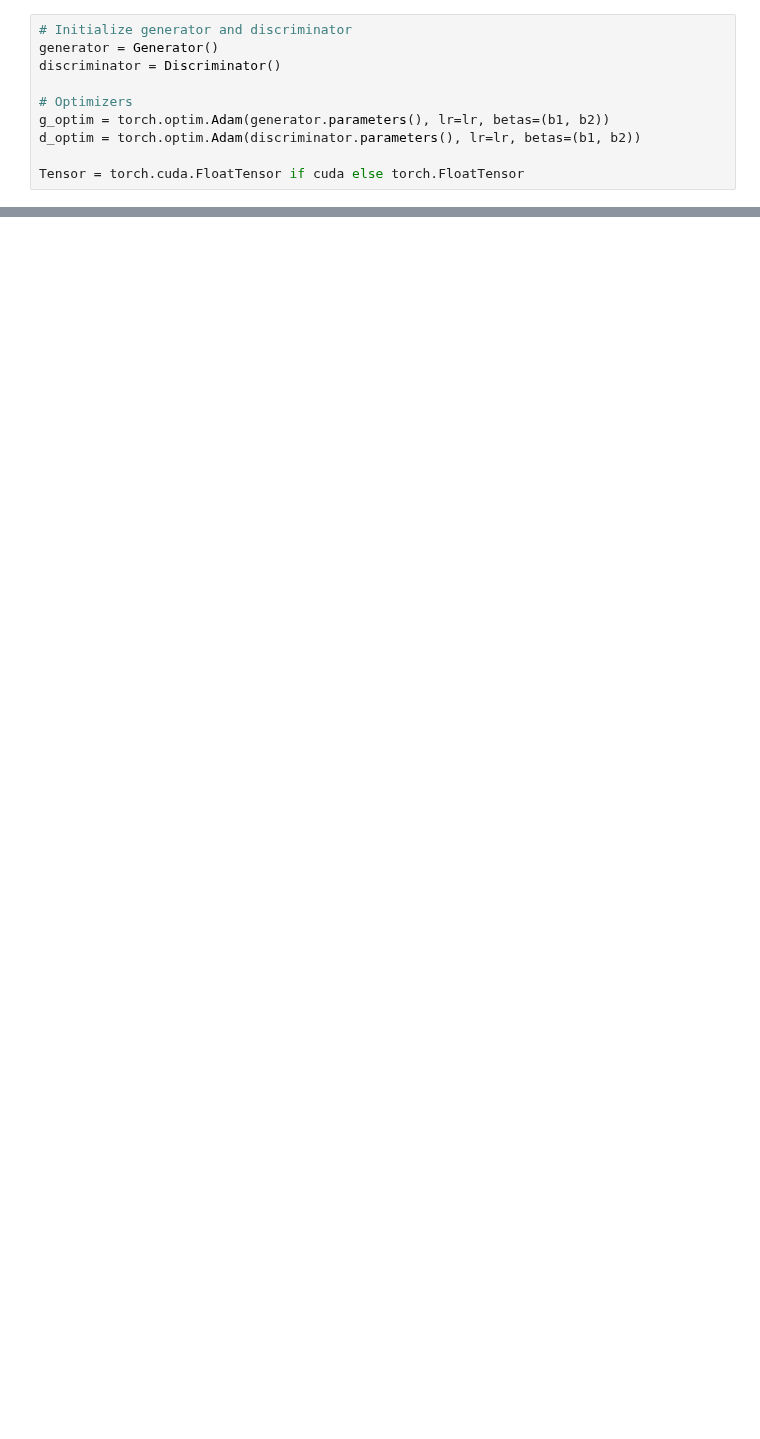
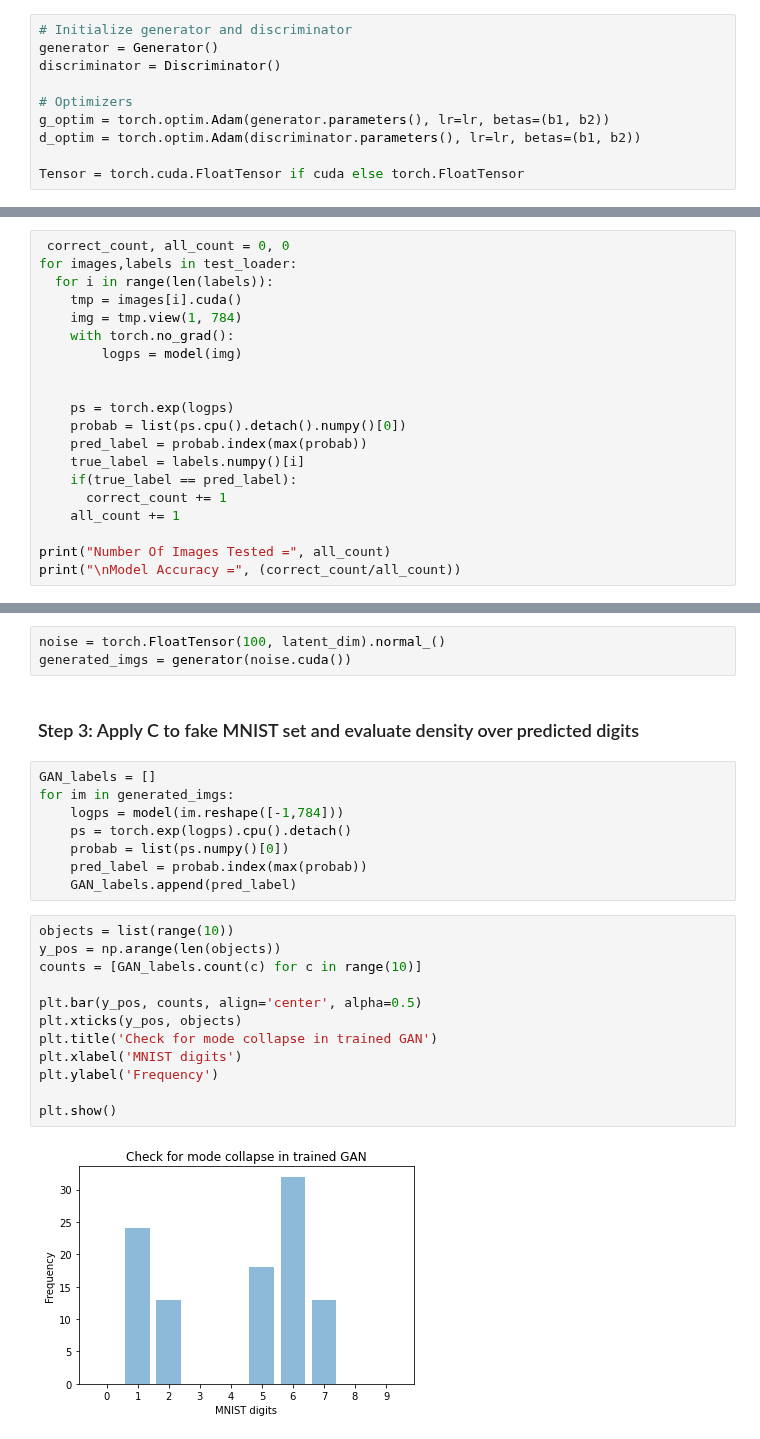
Before and after one commit to pwl482/patrec_2020, a Jupyter notebook: Assignment_12/GAN.ipynb, the cells around one changed output, grey strips where cells are left out. Cells and saved outputs as stored; diff of their text form; blank space fills up the shorter version.

```diff
--- a/Assignment_12/GAN.ipynb
+++ b/Assignment_12/GAN.ipynb
@@ -229,0 +307,20 @@ plt.show()
+# %%
+ correct_count, all_count = 0, 0
+for images,labels in test_loader:
+  for i in range(len(labels)):
+    tmp = images[i].cuda()
+    img = tmp.view(1, 784)
+    with torch.no_grad():
+        logps = model(img)
+
+
+    ps = torch.exp(logps)
+    probab = list(ps.cpu().detach().numpy()[0])
+    pred_label = probab.index(max(probab))
+    true_label = labels.numpy()[i]
+    if(true_label == pred_label):
+      correct_count += 1
+    all_count += 1
+
+print("Number Of Images Tested =", all_count)
+print("\nModel Accuracy =", (correct_count/all_count))
@@ -229,0 +333,27 @@ plt.show()
+# %%
+noise = torch.FloatTensor(100, latent_dim).normal_()
+generated_imgs = generator(noise.cuda())
+# %% [markdown]
+### Step 3: Apply C to fake MNIST set and evaluate density over predicted digits
+# %%
+GAN_labels = []
+for im in generated_imgs:
+    logps = model(im.reshape([-1,784]))
+    ps = torch.exp(logps).cpu().detach()
+    probab = list(ps.numpy()[0])
+    pred_label = probab.index(max(probab))
+    GAN_labels.append(pred_label)
+# %%
+objects = list(range(10))
+y_pos = np.arange(len(objects))
+counts = [GAN_labels.count(c) for c in range(10)]
+
+plt.bar(y_pos, counts, align='center', alpha=0.5)
+plt.xticks(y_pos, objects)
+plt.title('Check for mode collapse in trained GAN')
+plt.xlabel('MNIST digits')
+plt.ylabel('Frequency')
+
+plt.show()
+# %% [output]
+[figure, added]
```
Also changed, not shown: parts of 30 cells of this notebook.
